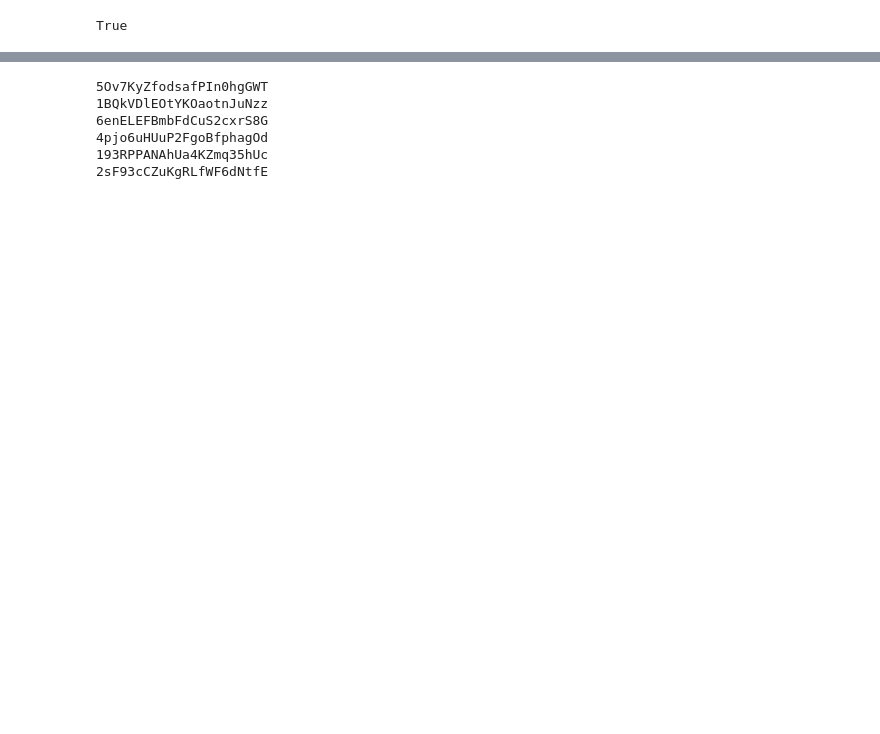
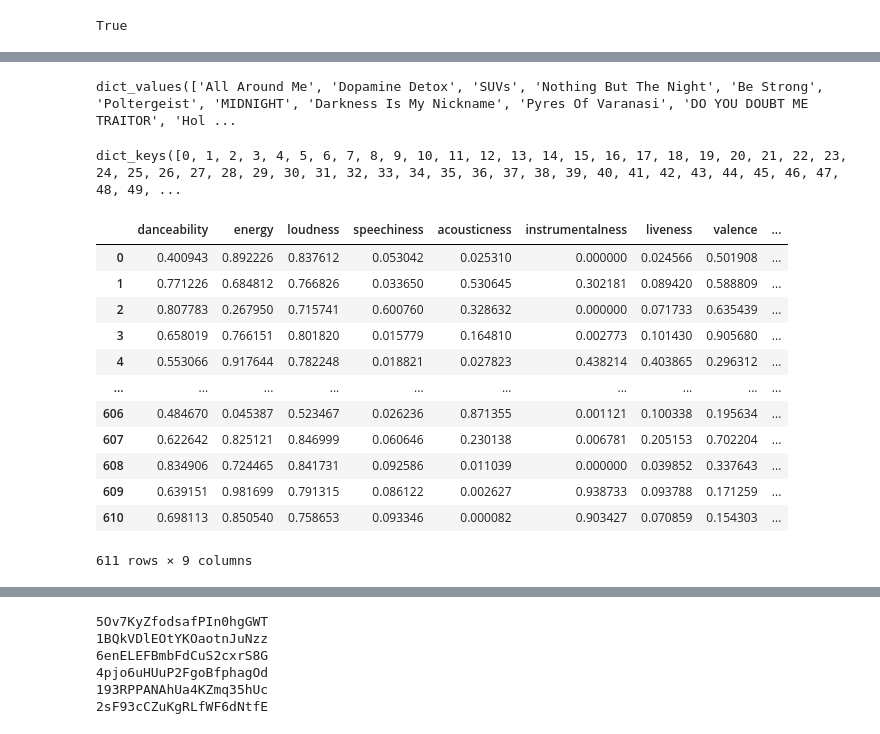
Before and after one commit to shubo7996/Spotify-Recommendation-System, a Jupyter notebook: spotifyData.ipynb, the cells around one changed output, grey strips where cells are left out. Drawn from its saved outputs; the diff is of its cells as text; code cells hidden in the pictures; blank space fills up the shorter version.

```diff
--- a/spotifyData.ipynb
+++ b/spotifyData.ipynb
@@ -174,3 +203,13 @@ new_song_embedding.shape
+# %%
+track_name_by_index = {index: track_name for index, track_name in enumerate(track_id_to_name.values())}
+
+track_name_by_index.values()
+# %% [output]
+dict_values(['All Around Me', 'Dopamine Detox', 'SUVs', 'Nothing But The Night', 'Be Strong', 'Poltergeist', 'MIDNIGHT', 'Darkness Is My Nickname', 'Pyres Of Varanasi', 'DO YOU DOUBT ME TRAITOR', 'Hol ...
+# %%
+track_name_by_index.keys()
+# %% [output]
+dict_keys([0, 1, 2, 3, 4, 5, 6, 7, 8, 9, 10, 11, 12, 13, 14, 15, 16, 17, 18, 19, 20, 21, 22, 23, 24, 25, 26, 27, 28, 29, 30, 31, 32, 33, 34, 35, 36, 37, 38, 39, 40, 41, 42, 43, 44, 45, 46, 47, 48, 49, ...
 # %%
 from sklearn.preprocessing import MinMaxScaler
 import pandas as pd
@@ -179,0 +223,23 @@ new_scaled_array = scaler.fit_transform(new_song_embedding)
+# %%
+features=['danceability', 'energy', \
+       'loudness', 'speechiness', \
+        'acousticness', 'instrumentalness', \
+       'liveness', 'valence', 'tempo',]
+new_scaled_array=np.load('my_spotify_song_scaled_embeddings.pkl', allow_pickle=True)
+new_scaled_dataframe=pd.DataFrame(new_scaled_array, columns=features)
+
+new_scaled_dataframe
+# %% [output]
+|  | danceability | energy | loudness | speechiness | acousticness | instrumentalness | liveness | valence | ... |
+| 0 | 0.400943 | 0.892226 | 0.837612 | 0.053042 | 0.025310 | 0.000000 | 0.024566 | 0.501908 | ... |
+| 1 | 0.771226 | 0.684812 | 0.766826 | 0.033650 | 0.530645 | 0.302181 | 0.089420 | 0.588809 | ... |
+| 2 | 0.807783 | 0.267950 | 0.715741 | 0.600760 | 0.328632 | 0.000000 | 0.071733 | 0.635439 | ... |
+| 3 | 0.658019 | 0.766151 | 0.801820 | 0.015779 | 0.164810 | 0.002773 | 0.101430 | 0.905680 | ... |
+| 4 | 0.553066 | 0.917644 | 0.782248 | 0.018821 | 0.027823 | 0.438214 | 0.403865 | 0.296312 | ... |
+| ... | ... | ... | ... | ... | ... | ... | ... | ... | ... |
+| 606 | 0.484670 | 0.045387 | 0.523467 | 0.026236 | 0.871355 | 0.001121 | 0.100338 | 0.195634 | ... |
+| 607 | 0.622642 | 0.825121 | 0.846999 | 0.060646 | 0.230138 | 0.006781 | 0.205153 | 0.702204 | ... |
+| 608 | 0.834906 | 0.724465 | 0.841731 | 0.092586 | 0.011039 | 0.000000 | 0.039852 | 0.337643 | ... |
+| 609 | 0.639151 | 0.981699 | 0.791315 | 0.086122 | 0.002627 | 0.938733 | 0.093788 | 0.171259 | ... |
+| 610 | 0.698113 | 0.850540 | 0.758653 | 0.093346 | 0.000082 | 0.903427 | 0.070859 | 0.154303 | ... |
+611 rows × 9 columns
```
Also changed, not shown: parts of 51 cells of this notebook, 18 other files.
